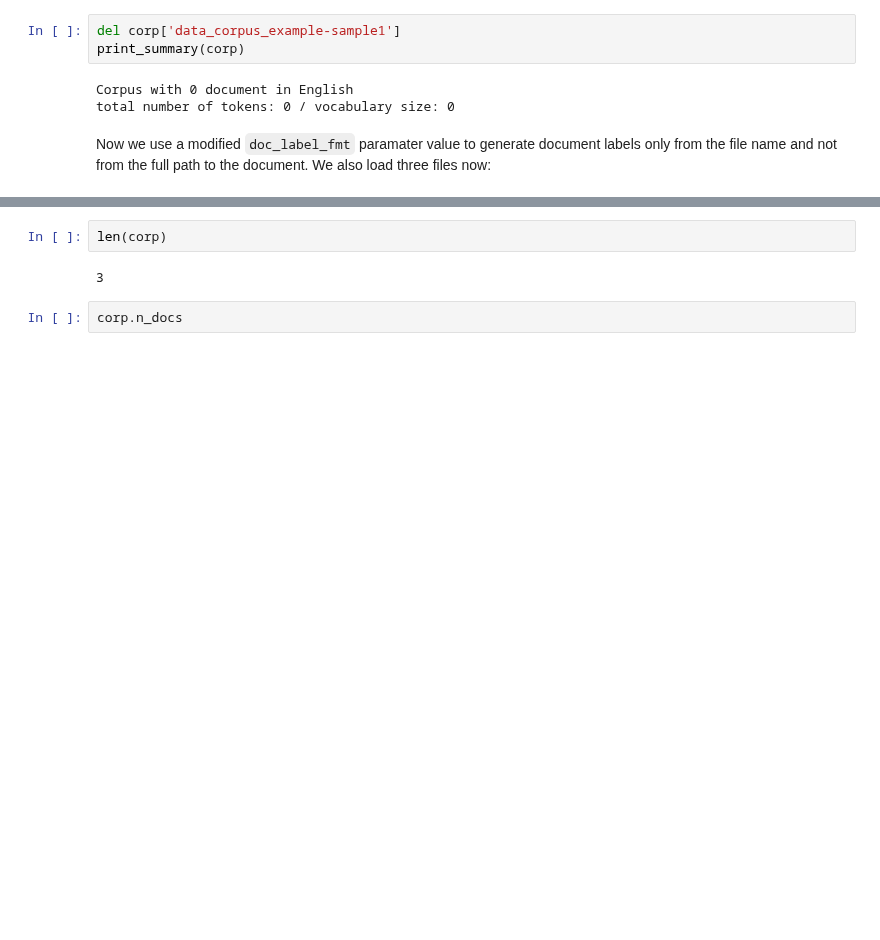
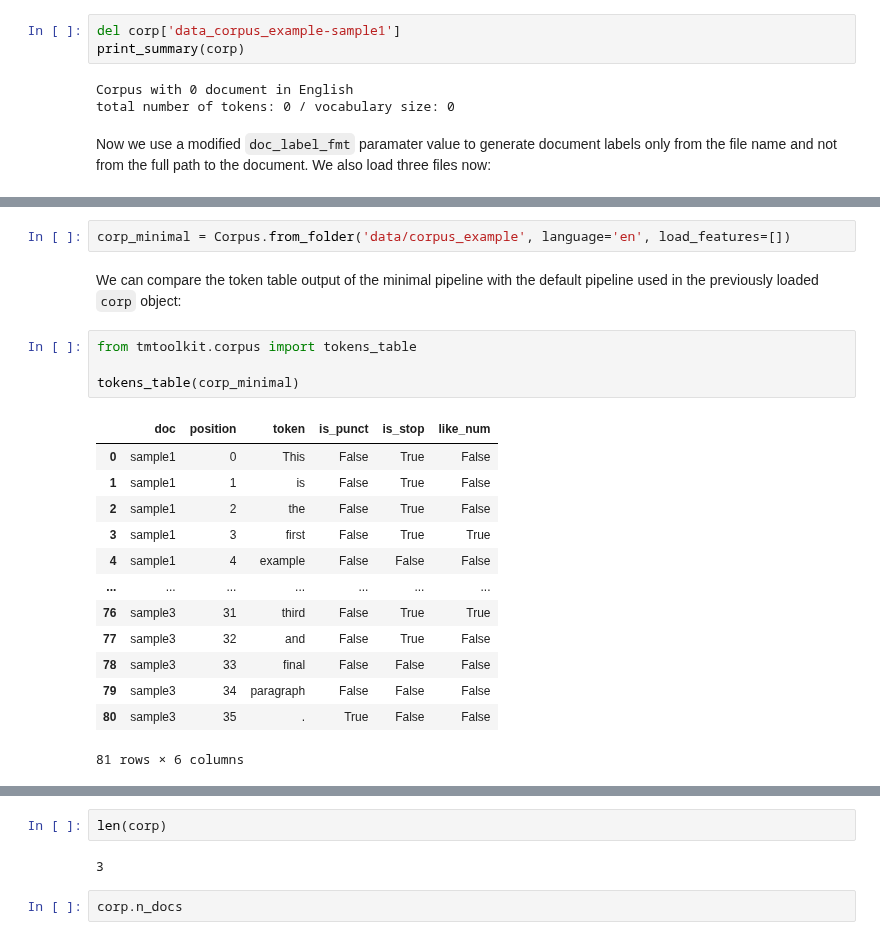
Before and after one commit to WZBSocialScienceCenter/tmtoolkit, a Jupyter notebook: doc/source/text_corpora.ipynb, the cells around one changed output, grey strips where cells are left out. Drawn from its saved outputs; the diff is of its cells as text; blank space fills up the shorter version.

```diff
--- a/doc/source/text_corpora.ipynb
+++ b/doc/source/text_corpora.ipynb
@@ -119,0 +120,22 @@ TODO: cont. here
+# %%
+corp_minimal = Corpus.from_folder('data/corpus_example', language='en', load_features=[])
+# %% [markdown]
+We can compare the token table output of the minimal pipeline with the default pipeline used in the previously loaded `corp` object:
+# %%
+from tmtoolkit.corpus import tokens_table
+
+tokens_table(corp_minimal)
+# %% [output]
+|  | doc | position | token | is_punct | is_stop | like_num |
+| 0 | sample1 | 0 | This | False | True | False |
+| 1 | sample1 | 1 | is | False | True | False |
+| 2 | sample1 | 2 | the | False | True | False |
+| 3 | sample1 | 3 | first | False | True | True |
+| 4 | sample1 | 4 | example | False | False | False |
+| ... | ... | ... | ... | ... | ... | ... |
+| 76 | sample3 | 31 | third | False | True | True |
+| 77 | sample3 | 32 | and | False | True | False |
+| 78 | sample3 | 33 | final | False | False | False |
+| 79 | sample3 | 34 | paragraph | False | False | False |
+| 80 | sample3 | 35 | . | True | False | False |
+81 rows × 6 columns
```
Also changed, not shown: parts of 32 cells of this notebook, 3 other files.
